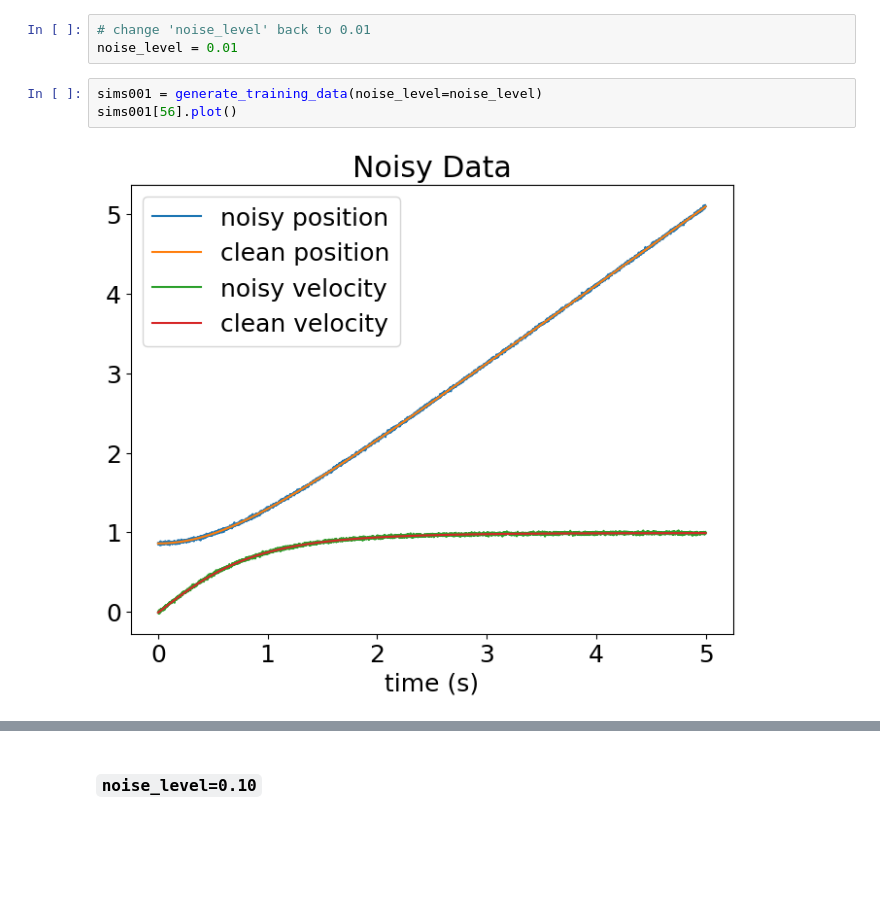
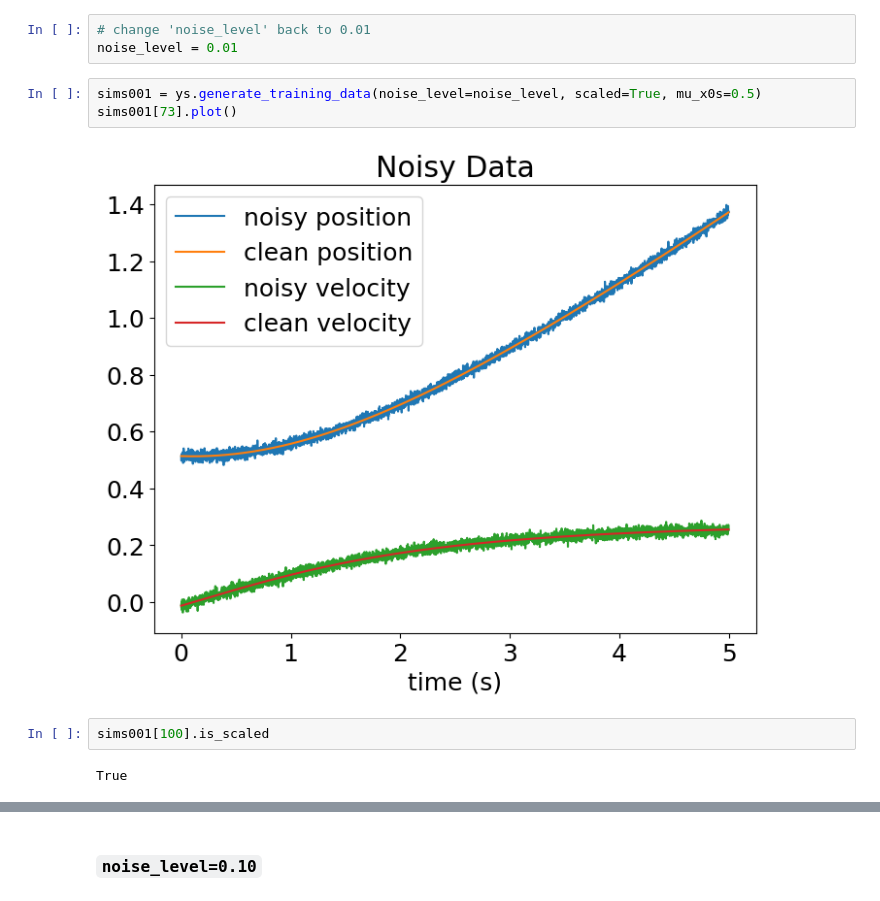
Before and after one commit to zbrookshowe/yukawa-sindy, a Jupyter notebook: Yukawa2body_weak_scaled.ipynb, the cells around one changed output, grey strips where cells are left out. Cells and saved outputs as stored; diff of their text form; blank space fills up the shorter version.

```diff
--- a/Yukawa2body_weak_scaled.ipynb
+++ b/Yukawa2body_weak_scaled.ipynb
@@ -165,8 +225,12 @@ This was done carefully so as to avoid there being zeros in the initial conditio
 # change 'noise_level' back to 0.01
 noise_level = 0.01
 # %%
-sims001 = generate_training_data(noise_level=noise_level)
-sims001[56].plot()
+sims001 = ys.generate_training_data(noise_level=noise_level, scaled=True, mu_x0s=0.5)
+sims001[73].plot()
 # %% [output]
-[figure, old version]
+[figure, new version]
+# %%
+sims001[100].is_scaled
+# %% [output]
+True
 # %%
```
Also changed, not shown: parts of 42 cells of this notebook, 1 other file.
